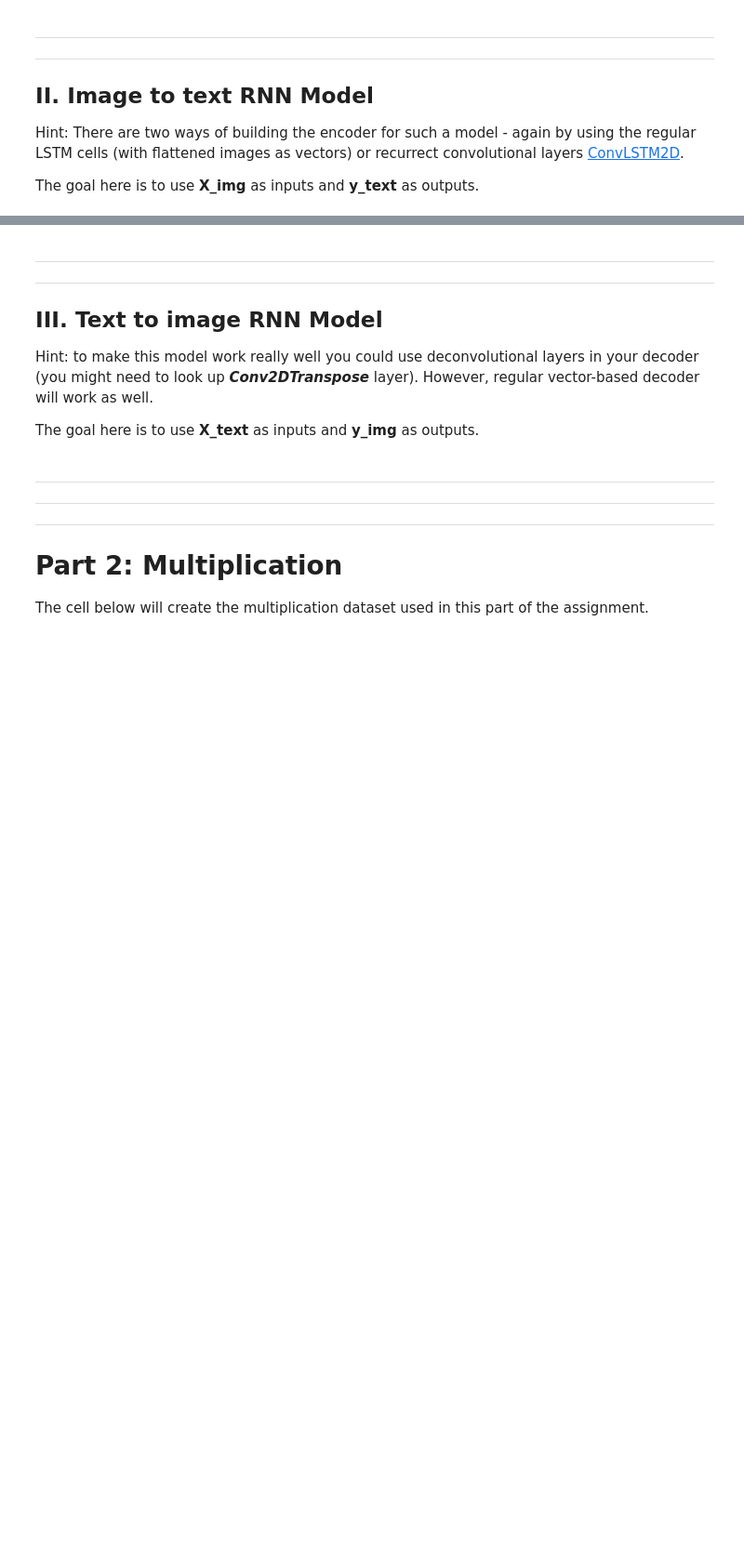
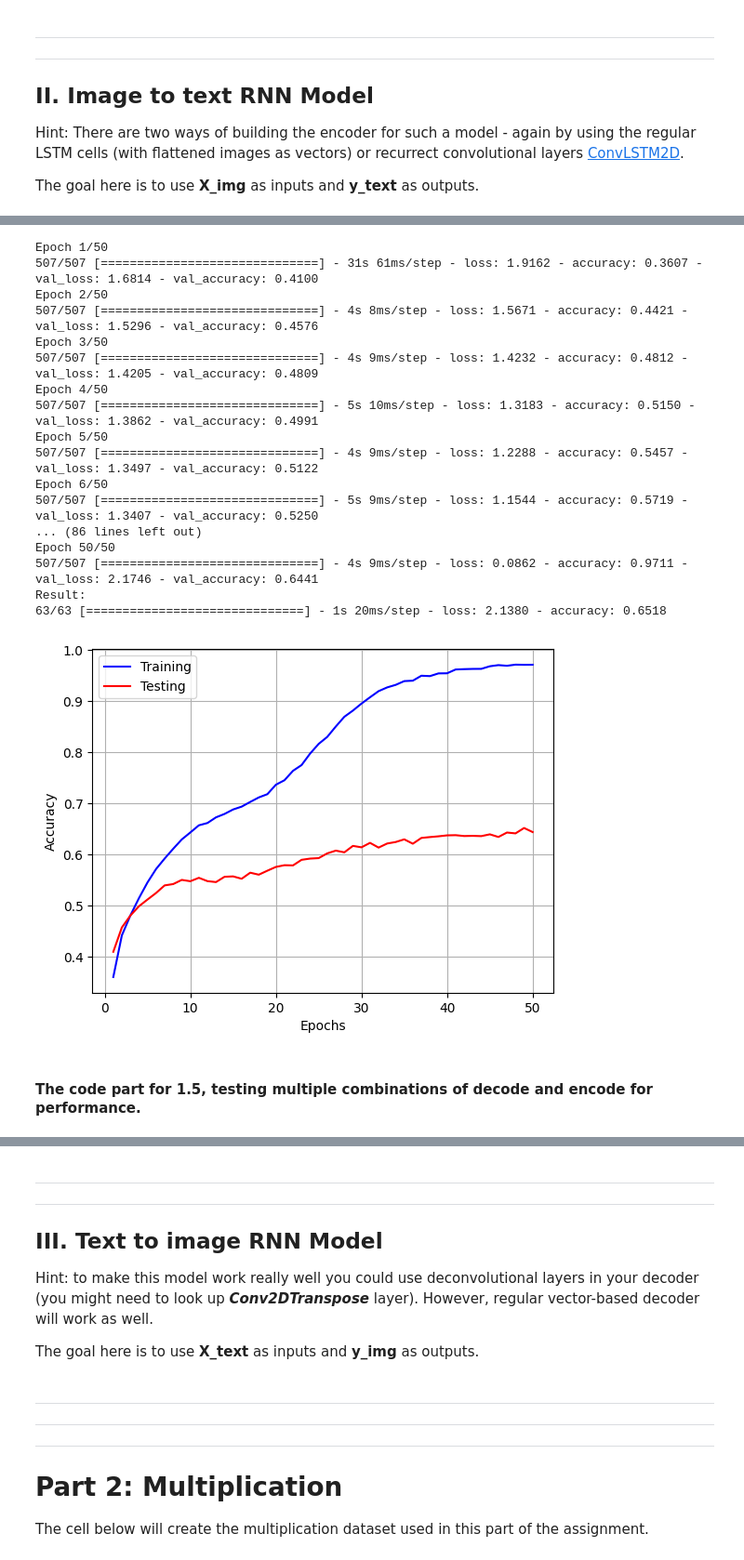
Before and after one commit to Spijkerberg/IDL-A2, a Jupyter notebook: individual_solns/A2_RNNs_colin.ipynb, the cells around one changed output, grey strips where cells are left out. Shown at 93% size. Drawn from its saved outputs; the diff is of its cells as text; code cells hidden in the pictures; blank space fills up the shorter version.

```diff
--- a/individual_solns/A2_RNNs_colin.ipynb
+++ b/individual_solns/A2_RNNs_colin.ipynb
@@ -858,0 +1081,40 @@ The goal here is to use **X_img** as inputs and **y_text** as outputs.
+# %%
+split = 0.9
+X_train, X_test, y_train, y_test = train_test_split(X_img, y_text_onehot, train_size=split)
+
+with strategy.scope():
+  model = build_img2text_model(show_summary=False, num_encode_layers=1, num_decode_layers=1, learning_rate=0.001)
+  history = model.fit(X_train,y_train,batch_size=32,validation_split=0.1,epochs=50)
+  Train_acc = history.history['accuracy']
+  Test_acc = history.history['val_accuracy']
+  print("Result:")
+  model.evaluate(X_test,y_test)
+
+plt.plot(np.arange(1, 50+1), Train_acc, label='Training', color='blue')
+plt.plot(np.arange(1, 50+1), Test_acc, label='Testing', color='red')
+plt.grid()
+plt.ylabel("Accuracy")
+plt.xlabel("Epochs")
+plt.legend()
+plt.show()
+# %% [output]
+Epoch 1/50
+507/507 [==============================] - 31s 61ms/step - loss: 1.9162 - accuracy: 0.3607 - val_loss: 1.6814 - val_accuracy: 0.4100
+Epoch 2/50
+507/507 [==============================] - 4s 8ms/step - loss: 1.5671 - accuracy: 0.4421 - val_loss: 1.5296 - val_accuracy: 0.4576
+Epoch 3/50
+507/507 [==============================] - 4s 9ms/step - loss: 1.4232 - accuracy: 0.4812 - val_loss: 1.4205 - val_accuracy: 0.4809
+Epoch 4/50
+507/507 [==============================] - 5s 10ms/step - loss: 1.3183 - accuracy: 0.5150 - val_loss: 1.3862 - val_accuracy: 0.4991
+Epoch 5/50
+507/507 [==============================] - 4s 9ms/step - loss: 1.2288 - accuracy: 0.5457 - val_loss: 1.3497 - val_accuracy: 0.5122
+Epoch 6/50
+507/507 [==============================] - 5s 9ms/step - loss: 1.1544 - accuracy: 0.5719 - val_loss: 1.3407 - val_accuracy: 0.5250
+... (86 lines left out)
+Epoch 50/50
+507/507 [==============================] - 4s 9ms/step - loss: 0.0862 - accuracy: 0.9711 - val_loss: 2.1746 - val_accuracy: 0.6441
+Result:
+63/63 [==============================] - 1s 20ms/step - loss: 2.1380 - accuracy: 0.6518
+[figure, added]
+# %% [markdown]
+#### The code part for 1.5, testing multiple combinations of decode and encode for performance.
```
Also changed, not shown: parts of 48 cells of this notebook.
